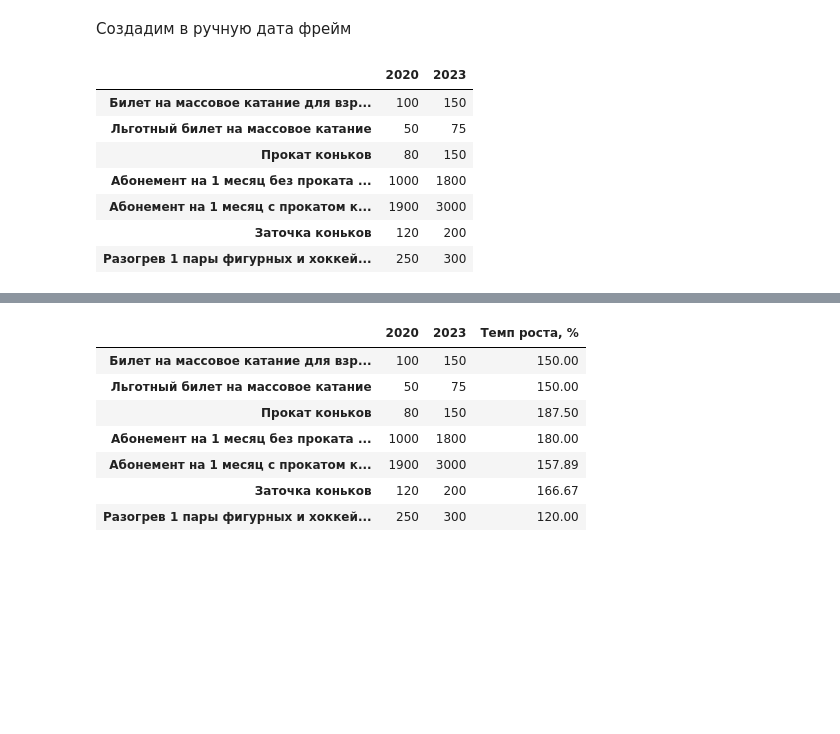
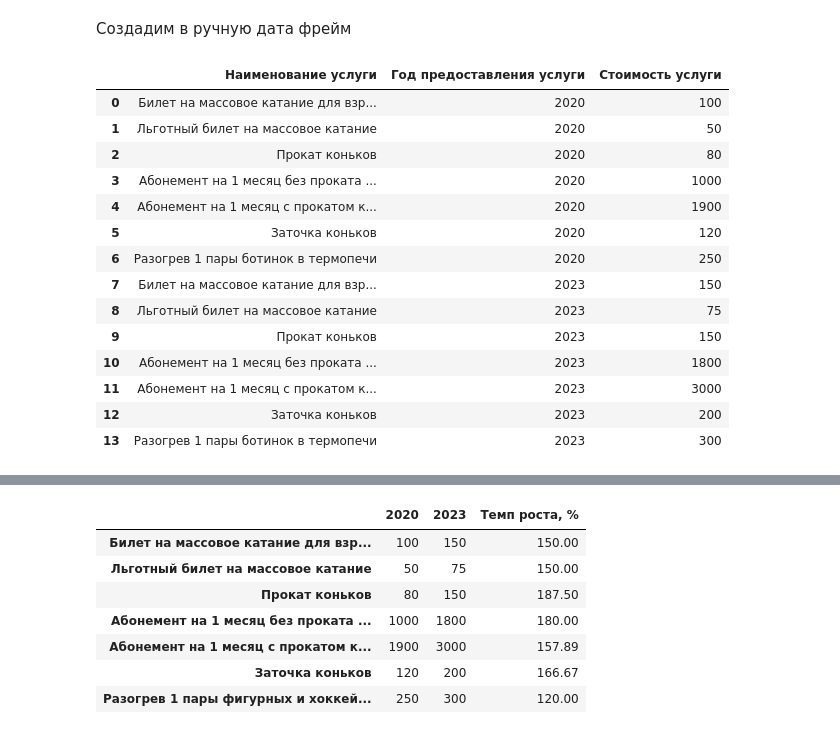
Before and after one commit to AleksandraPetrova97/graduate-project-analyst, a Jupyter notebook: 2 Практическая часть/tabl_4.ipynb, the cells around one changed output, grey strips where cells are left out. Saved outputs shown, nothing was run; the diff lists cells and outputs as text; code cells hidden in the pictures; blank space fills up the shorter version.

```diff
--- a/2 Практическая часть/tabl_4.ipynb
+++ b/2 Практическая часть/tabl_4.ipynb
@@ -5,18 +5,22 @@ import pandas as pd
 import numpy as np
 import matplotlib.pyplot as plt
 import seaborn as sns
-# %%
-df = pd.DataFrame({'2020': [100, 50, 80, 1000, 1900, 120, 250],
-                   '2023': [150, 75, 150, 1800, 3000, 200, 300]}, index=['Билет на массовое катание для взрослых','Льготный билет на массовое катание',
-'Прокат коньков', 'Абонемент на 1 месяц без проката коньков',
-'Абонемент на 1 месяц с прокатом коньков', 'Заточка коньков', 'Разогрев 1 пары фигурных и хоккейных ботинок в термопечи'])
-df
-# %% [output]
-|  | 2020 | 2023 |
-| Билет на массовое катание для взр... | 100 | 150 |
-| Льготный билет на массовое катание | 50 | 75 |
-| Прокат коньков | 80 | 150 |
-| Абонемент на 1 месяц без проката ... | 1000 | 1800 |
-| Абонемент на 1 месяц с прокатом к... | 1900 | 3000 |
-| Заточка коньков | 120 | 200 |
-| Разогрев 1 пары фигурных и хоккей... | 250 | 300 |
+# %%
+data = pd.read_csv("Динамика роста цен.csv", sep=';', encoding='windows-1251')
+data
+# %% [output]
+|  | Наименование услуги | Год предоставления услуги | Стоимость услуги |
+| 0 | Билет на массовое катание для взр... | 2020 | 100 |
+| 1 | Льготный билет на массовое катание | 2020 | 50 |
+| 2 | Прокат коньков | 2020 | 80 |
+| 3 | Абонемент на 1 месяц без проката ... | 2020 | 1000 |
+| 4 | Абонемент на 1 месяц с прокатом к... | 2020 | 1900 |
+| 5 | Заточка коньков | 2020 | 120 |
+| 6 | Разогрев 1 пары ботинок в термопечи | 2020 | 250 |
+| 7 | Билет на массовое катание для взр... | 2023 | 150 |
+| 8 | Льготный билет на массовое катание | 2023 | 75 |
+| 9 | Прокат коньков | 2023 | 150 |
+| 10 | Абонемент на 1 месяц без проката ... | 2023 | 1800 |
+| 11 | Абонемент на 1 месяц с прокатом к... | 2023 | 3000 |
+| 12 | Заточка коньков | 2023 | 200 |
+| 13 | Разогрев 1 пары ботинок в термопечи | 2023 | 300 |
```
Also changed, not shown: parts of 2 cells of this notebook, 30 other files.
